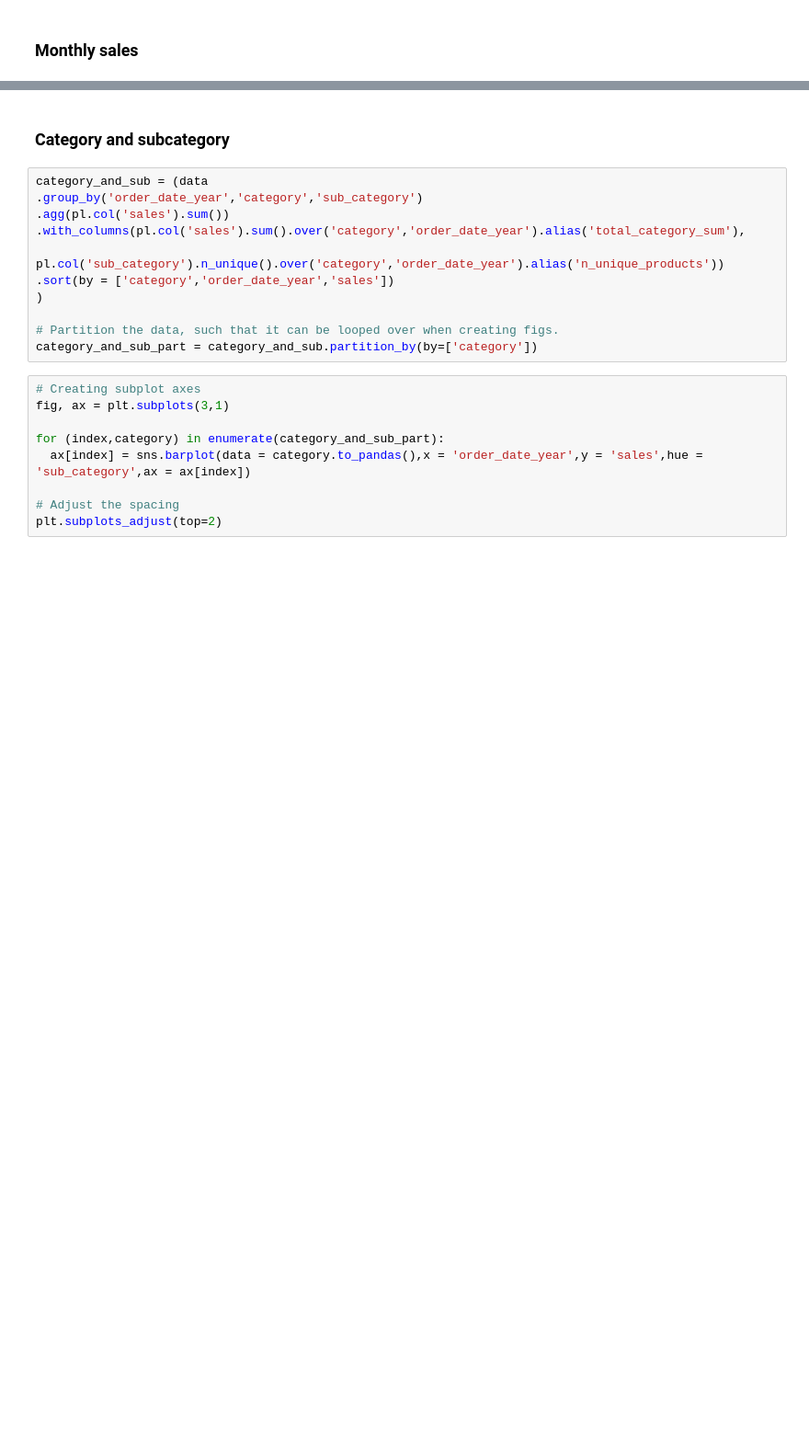
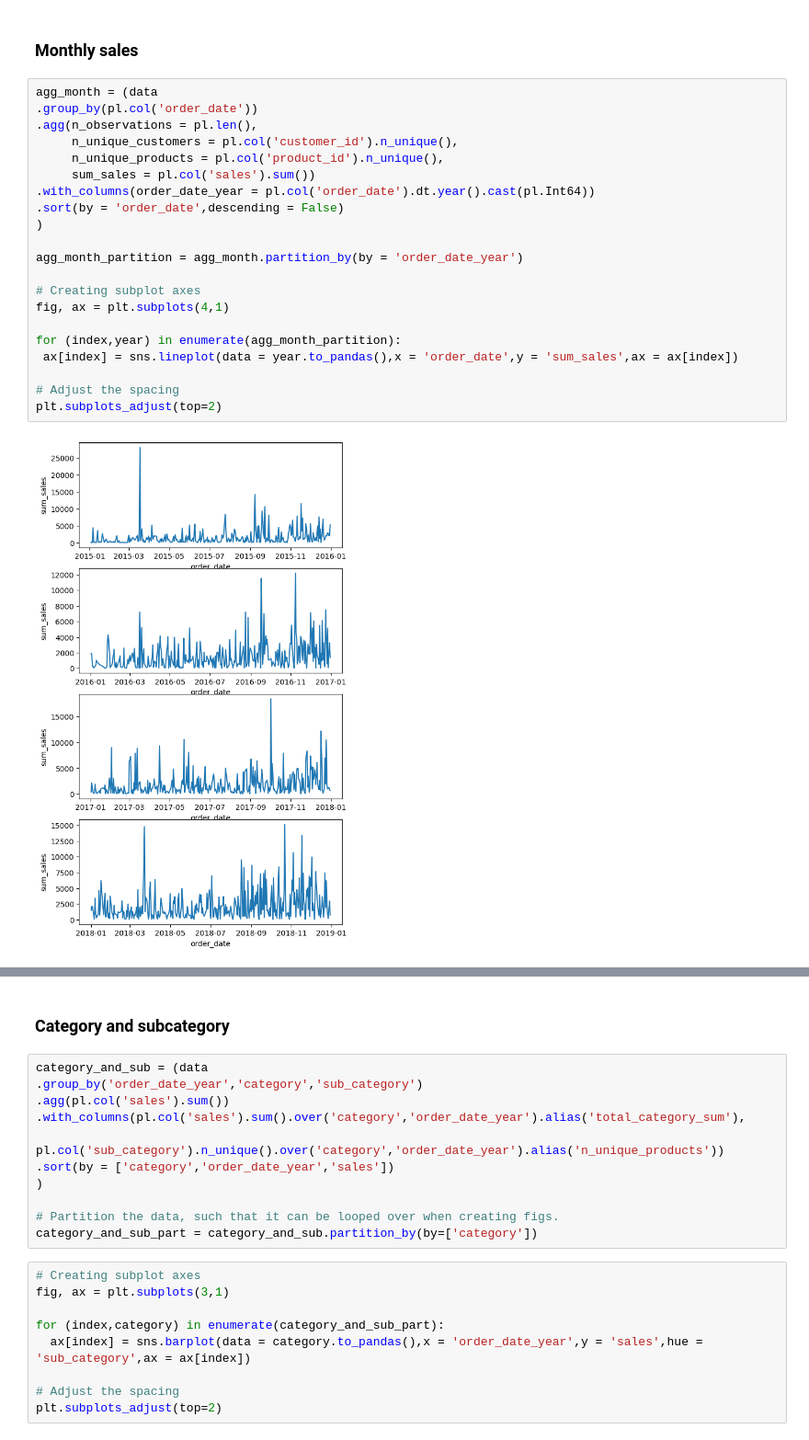
Before and after one commit to PolarsDude/Kaggle, a Jupyter notebook: Superstore Sales Dataset/superstore_sales.ipynb, the cells around one changed output, grey strips where cells are left out. Shown: that part at 92% size. Cells and saved outputs as stored; diff of their text form; blank space fills up the shorter version.

```diff
--- a/Superstore Sales Dataset/superstore_sales.ipynb
+++ b/Superstore Sales Dataset/superstore_sales.ipynb
@@ -114,3 +183,26 @@ INFO:matplotlib.category:Using categorical units to plot a list of strings that
 # %% [markdown]
 ### Monthly sales
+# %%
+agg_month = (data
+.group_by(pl.col('order_date'))
+.agg(n_observations = pl.len(),
+     n_unique_customers = pl.col('customer_id').n_unique(),
+     n_unique_products = pl.col('product_id').n_unique(),
+     sum_sales = pl.col('sales').sum())
+.with_columns(order_date_year = pl.col('order_date').dt.year().cast(pl.Int64))
+.sort(by = 'order_date',descending = False)
+)
+
+agg_month_partition = agg_month.partition_by(by = 'order_date_year')
+
+# Creating subplot axes
+fig, ax = plt.subplots(4,1)
+
+for (index,year) in enumerate(agg_month_partition):
+ ax[index] = sns.lineplot(data = year.to_pandas(),x = 'order_date',y = 'sum_sales',ax = ax[index])
+
+# Adjust the spacing
+plt.subplots_adjust(top=2)
+# %% [output]
+[figure, added]
 # %%
```
Also changed, not shown: parts of 9 cells of this notebook.
